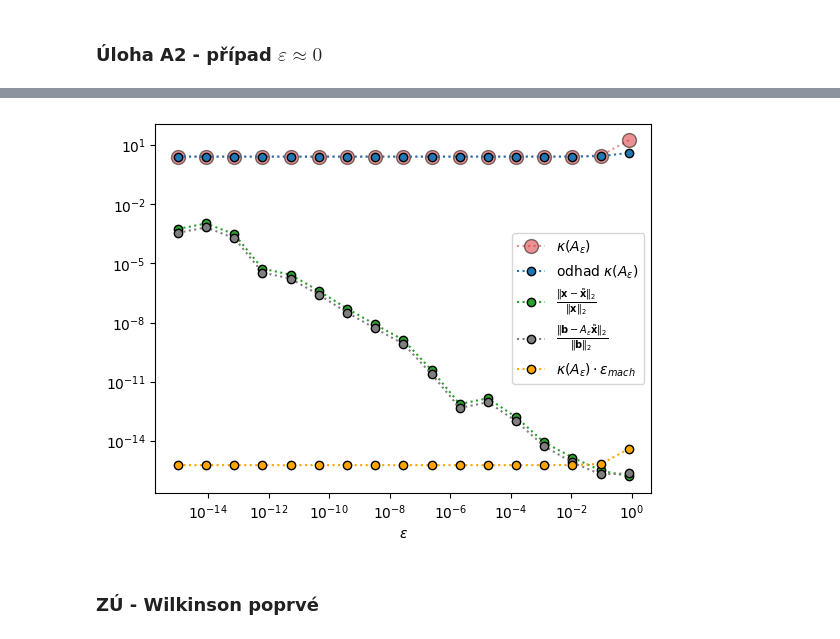
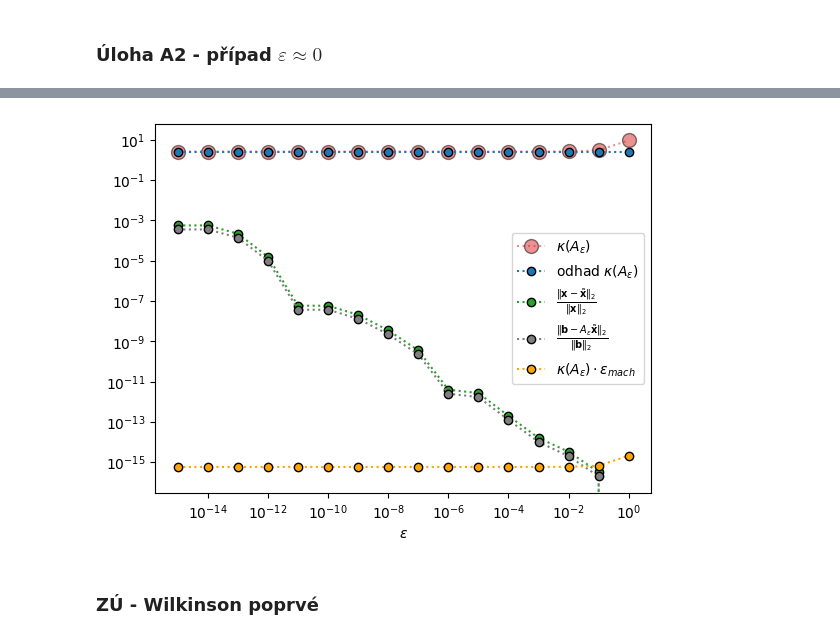
Before and after one commit to DJopek/numerical-methods, a Jupyter notebook: Fundamentals of Numerical Mathematics/Cviko02_PodminenostAStabilita.ipynb, the cells around one changed output, grey strips where cells are left out. Drawn from its saved outputs; the diff is of its cells as text; code cells hidden in the pictures.

```diff
--- a/Fundamentals of Numerical Mathematics/Cviko02_PodminenostAStabilita.ipynb
+++ b/Fundamentals of Numerical Mathematics/Cviko02_PodminenostAStabilita.ipynb
@@ -316,52 +306,75 @@ def TrojuhlenikovySolve(A,b, HorniTrojuhelnik=True):
   ''' Vyresi system "Mx=b" velikosti 2-krat-2, kde "M" je bud horni trojuhelnikova matice (HorniTrojuhelnik=True) nebo dolni trojuhelnikova matice (HorniTrojuhelnik=False)'''
   x = np.zeros(len(b))
   if HorniTrojuhelnik:
     x[1] = b[1] / A[1,1]
     x[0] = (b[0] - A[0,1]*x[1]) / A[0,0]
   elif not HorniTrojuhelnik:
     x[0] = b[0] / A[0,0]
     x[1] = (b[1] - A[1,0]*x[0]) / A[1,1]
   return x
 ######################################################################################
 
 
 # vygenerujeme vektor, ktery obsahuje 17 hodnot od 10**(-15) do 10**(0), ktere jsou rovnoměrně rozložené v logaritmickem meritku
-eps_totry =
+eps_totry = np.logspace(-15, 0, 16)
 
 # definujeme vektor "b"
-b = np.array([1.,2.])
+b = np.array([1.0,2.0])
 
 # inicializujeme vektory pro ukladani hodnot pro ruzne volby "eps"
-CislaPodminenosti =
-AsymptOdhad_CislaPodm =
-OdhadPresnosti_x =
-OdhadPresnosti_GE_x =
-RelChyba_x =
-RelReziduum_x =
+CislaPodminenosti = np.zeros(16)
+AsymptOdhad_CislaPodm = np.zeros(16)
+OdhadPresnosti_x = np.zeros(16)
+OdhadPresnosti_GE_x = np.zeros(16)
+RelChyba_x = np.zeros(16)
+RelReziduum_x = np.zeros(16)
+
+def A_eps_times_x_tilde(A_eps, x_tilde):
+
+  A_eps_x_tilde = np.zeros(len(x_tilde))
+
+  for i in range(len(x_tilde)):
+    A_eps_x_tilde[i] = A_eps[i, 0]*x_tilde[0] + A_eps[i, 1]*x_tilde[1]
+
+  return A_eps_x_tilde
 
 # pro vsechny hodnoty "eps_totry" vypocitame hodnoty, ktere nas zajimaji
 for ind in range(0,len(eps_totry)):
-    A_eps =
-    x_exact =
-    L_eps =
-    U_eps =
-    x_tilde =
-    CislaPodminenosti[ind] =
-    AsymptOdhad_CislaPodm[ind] =
-    RelChyba_x[ind] =
-    RelReziduum_x[ind] =
-    OdhadPresnosti_x[ind] =
+  if eps_totry[ind] != 1:
+    A_eps = np.array([[eps_totry[ind], 1], [1, 1]])
+    x_exact = np.array([-1/(eps_totry[ind]-1), (2*eps_totry[ind]-1)/(eps_totry[ind]-1)])
+    L_eps = np.array([[1, 0], [1/eps_totry[ind], 1]])
+    U_eps = np.array([[eps_totry[ind], 1], [0, 1-1/eps_totry[ind]]])
+    x_tilde = TrojuhlenikovySolve(U_eps, TrojuhlenikovySolve(L_eps, b, HorniTrojuhelnik=False), HorniTrojuhelnik=True)
+    CislaPodminenosti[ind] = abs(
+      (1+np.sqrt(5))/(1-np.sqrt(5))
+      + eps_totry[ind]*(15+3*np.sqrt(5))/(5-5*np.sqrt(5))
+      + eps_totry[ind]**2 *(31+9*np.sqrt(5))/(20*np.sqrt(5)-60)
+    )
+    AsymptOdhad_CislaPodm[ind] = abs(1+np.sqrt(5))/abs(1-np.sqrt(5))
+    A_eps_x_tilde = A_eps_times_x_tilde(A_eps, x_tilde)
+    RelChyba_x[ind] = np.linalg.norm(x_exact-x_tilde)/np.linalg.norm(x_exact)
+    RelReziduum_x[ind] = np.linalg.norm(b-A_eps_x_tilde) / np.linalg.norm(b)
+    OdhadPresnosti_x[ind] = CislaPodminenosti[ind]*np.finfo(float).eps
+  else:
+    CislaPodminenosti[ind] = abs(
+      (1+np.sqrt(5))/(1-np.sqrt(5))
+      + eps_totry[ind]*(15+3*np.sqrt(5))/(5-5*np.sqrt(5))
+      + eps_totry[ind]**2 *(31+9*np.sqrt(5))/(20*np.sqrt(5)-60)
+    )
+    AsymptOdhad_CislaPodm[ind] = abs(1+np.sqrt(5))/abs(1-np.sqrt(5))
+    OdhadPresnosti_x[ind] = CislaPodminenosti[ind]*np.finfo(float).eps
 
 ############################## Vykreslovani
 plt.loglog(eps_totry,CislaPodminenosti,'o:', color='tab:red', markeredgecolor='k', ms = 10, alpha = .5, label=r'$\kappa(A_{\varepsilon})$')
 plt.loglog(eps_totry,AsymptOdhad_CislaPodm,'o:', color='tab:blue', markeredgecolor='k', label=r'odhad $\kappa(A_{\varepsilon})$')
 plt.loglog(eps_totry,RelChyba_x,'o:', color='tab:green', markeredgecolor='k', label=r'$\frac{ \| \mathbf{x} - \tilde{\mathbf{x}} \|_2 }{\| \mathbf{x} \|_2}$')
 plt.loglog(eps_totry,RelReziduum_x,'o:', color='tab:gray', markeredgecolor='k', label=r'$\frac{ \| \mathbf{b} - A_{\varepsilon} \tilde{\mathbf{x}}  \|_2 }{\| \mathbf{b} \|_2}$')
 plt.loglog(eps_totry,OdhadPresnosti_x,'o:', color='orange', markeredgecolor='k', label=r'$\kappa(A_{\varepsilon})\cdot \varepsilon_{mach}$')
 plt.legend(); plt.xlabel(r'$\varepsilon$'); plt.show()
 ############################## Vykreslovani
 # %% [output]
-[figure, old version]
+[figure, new version]
 # %% [markdown]
 ### ZÚ - Wilkinson poprvé
 # %% [markdown]
```
Also changed, not shown: parts of 4 cells of this notebook, 3 other files.
